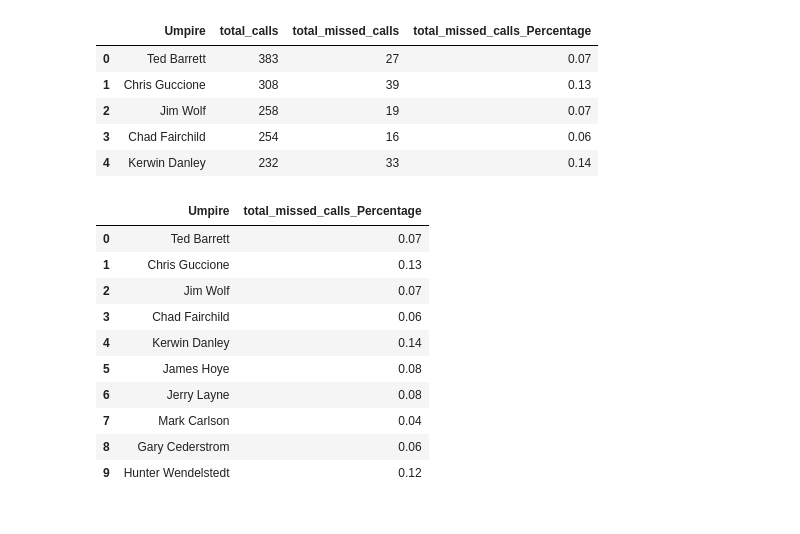
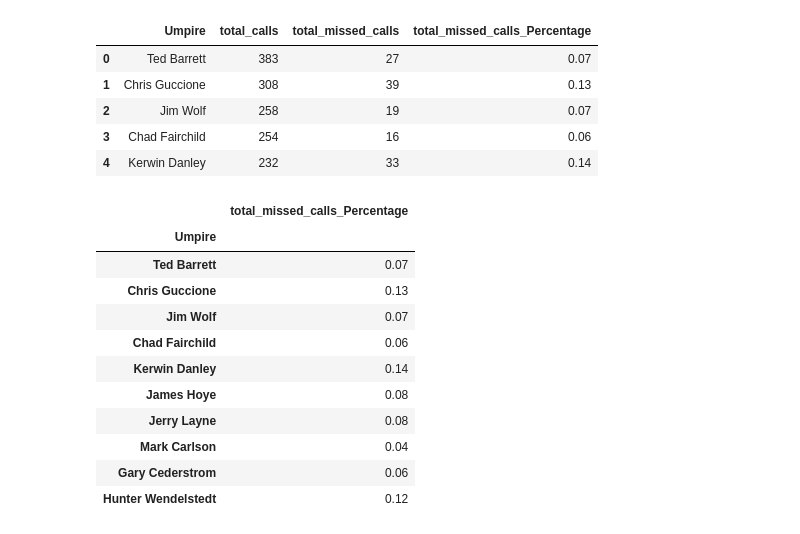
Before and after one commit to ForrestMcDougal/MLB-Postseason-Umpire-Analysis, a Jupyter notebook: Charts - NEW CHARTS.ipynb, the cells around one changed output. Drawn from its saved outputs; the diff is of its cells as text; code cells hidden in the pictures.

Commit message:
Add files via upload
Working doubblechart. needs some title work. will also reverse it tomorrow morning and also try it with ascending missed % instead of ascending # of pitches

```diff
--- a/Charts - NEW CHARTS.ipynb
+++ b/Charts - NEW CHARTS.ipynb
@@ -1186,24 +1186,29 @@ total_and_bad_calls.head()
 # %%
 
 total_and_bad_calls_sort = total_and_bad_calls.sort_values("total_calls", ascending=False)
 total_and_bad_calls_missed = pd.DataFrame(total_and_bad_calls_sort, columns=[
                         "Umpire", "total_missed_calls_Percentage"])
+total_and_bad_calls_missed = total_and_bad_calls_missed.set_index("Umpire")
+
 
 # total calls in order of total calss
 total_calls_for_dubblechart = pd.DataFrame(total_and_bad_calls_sort, columns=[
                         "Umpire", "total_calls"])
+total_calls_for_dubblechart = total_calls_for_dubblechart.set_index("Umpire")
+
 
 # total_and_bad_calls_missed_sort = total_and_bad_calls_missed.sort_values("Balls_Percentage", ascending=False)
 total_and_bad_calls_missed.head(10)
 # %% [output]
-|  | Umpire | total_missed_calls_Percentage |
-| 0 | Ted Barrett | 0.07 |
-| 1 | Chris Guccione | 0.13 |
-| 2 | Jim Wolf | 0.07 |
-| 3 | Chad Fairchild | 0.06 |
-| 4 | Kerwin Danley | 0.14 |
-| 5 | James Hoye | 0.08 |
-| 6 | Jerry Layne | 0.08 |
-| 7 | Mark Carlson | 0.04 |
-| 8 | Gary Cederstrom | 0.06 |
-| 9 | Hunter Wendelstedt | 0.12 |
+|  | total_missed_calls_Percentage |
+| Umpire |  |
+| Ted Barrett | 0.07 |
+| Chris Guccione | 0.13 |
+| Jim Wolf | 0.07 |
+| Chad Fairchild | 0.06 |
+| Kerwin Danley | 0.14 |
+| James Hoye | 0.08 |
+| Jerry Layne | 0.08 |
+| Mark Carlson | 0.04 |
+| Gary Cederstrom | 0.06 |
+| Hunter Wendelstedt | 0.12 |
```
Also changed, not shown: parts of 8 cells of this notebook.
